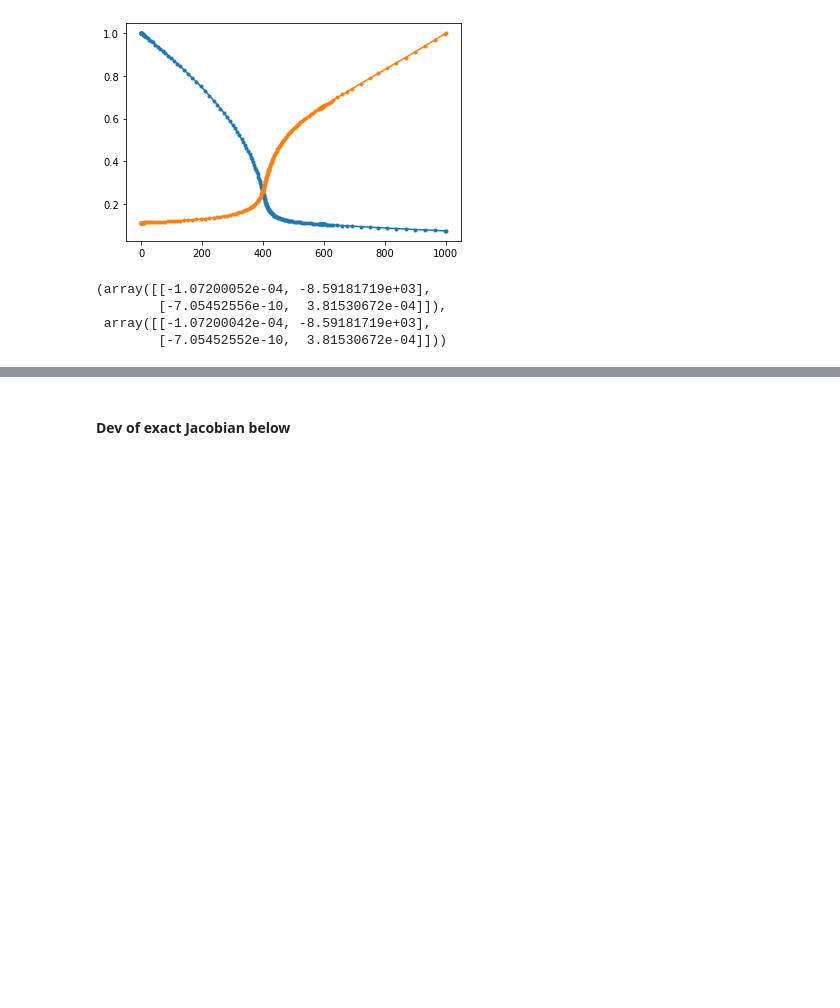
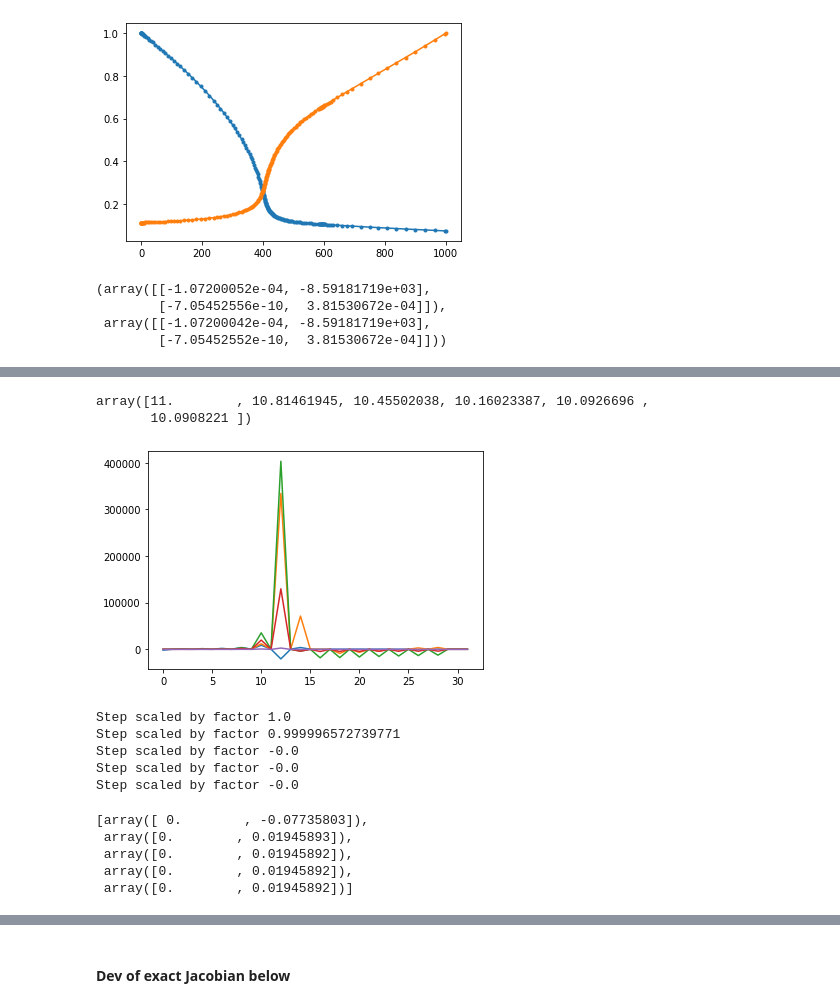
Before and after one commit to fredriclam/conduit-qss, a Jupyter notebook: data_inspector.ipynb, the cells around one changed output, grey strips where cells are left out. Cells and saved outputs as stored; diff of their text form; code cells hidden in the pictures; blank space fills up the shorter version.

```diff
--- a/data_inspector.ipynb
+++ b/data_inspector.ipynb
@@ -442,0 +765,8 @@ _numjacs[0,...], _JJ[0,...]
+# %%
+for i in range(5):
+  plt.plot(residual_hist[i]- i *100)
+u0_hist
+# %% [output]
+array([11.        , 10.81461945, 10.45502038, 10.16023387, 10.0926696 ,
+       10.0908221 ])
+[figure, added]
@@ -442,0 +775,20 @@ _numjacs[0,...], _JJ[0,...]
+# %%
+# Bisection solution for u_inlet
+u_ref = 11.096412732598765
+
+# u0_hist, q, q_hist, residual_hist = multiple_shooting(128, 11., num_iter=5)
+u0_hist, q, q_hist, residual_hist = multiple_shooting(1, 11.08, num_iter=5, M_eps=1e-2)
+# %% [output]
+Step scaled by factor 1.0
+Step scaled by factor 0.999996572739771
+Step scaled by factor -0.0
+Step scaled by factor -0.0
+Step scaled by factor -0.0
+# %%
+residual_hist
+# %% [output]
+[array([ 0.        , -0.07735803]),
+ array([0.        , 0.01945893]),
+ array([0.        , 0.01945892]),
+ array([0.        , 0.01945892]),
+ array([0.        , 0.01945892])]
```
Also changed, not shown: parts of 51 cells of this notebook, 2 other files.
